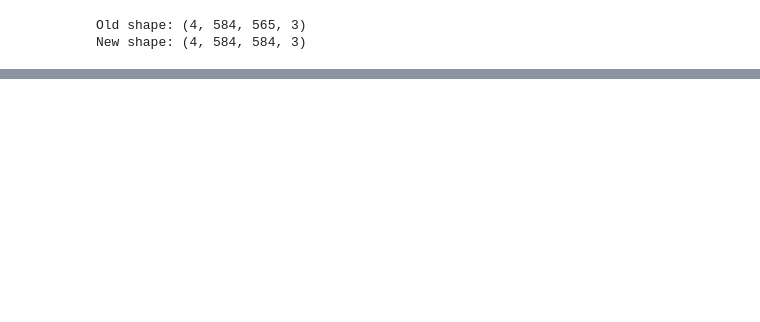
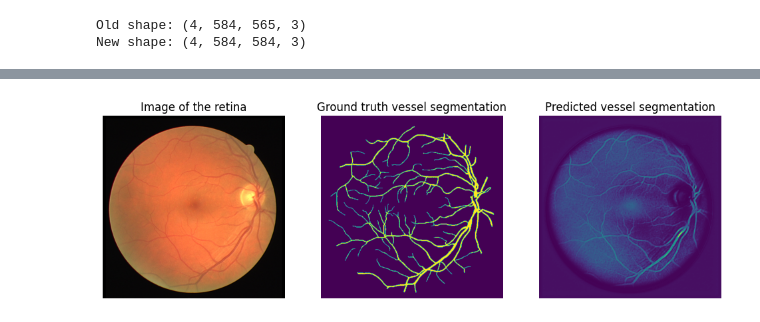
Before and after one commit to LucianoDeben/8dm50-machine-learning, a Jupyter notebook: practicals/week_4.ipynb, the cells around one changed output, grey strips where cells are left out. Drawn from its saved outputs; the diff is of its cells as text; code cells hidden in the pictures; blank space fills up the shorter version.

```diff
--- a/practicals/week_4.ipynb
+++ b/practicals/week_4.ipynb
@@ -668,0 +674,42 @@ Epoch 18/250
+# %%
+# run the model on one test image and show the results
+from unet_utils import preprocessing
+
+
+# test data paths
+impaths_test = glob(data_folder + 'test/images/*.tif')
+
+# load data
+test_images, test_masks, test_segmentations = load_data(impaths_test, test=True)
+
+# pad the data to fit the U-Net model
+test_images, test_masks, test_segmentations = preprocessing(test_images, test_masks, test_segmentations,
+                                                            desired_shape=(584, 584))
+
+# use a single image to evaluate
+X_test, y_test = np.expand_dims(test_images[0], axis=0), np.expand_dims(test_masks[0], axis=0)
+
+# predict test samples
+test_prediction = model.predict(X_test, batch_size=4)
+
+
+# visualize the test result
+plt.figure(figsize=(12, 10))
+
+plt.subplot(1, 3, 1)
+plt.title("Image of the retina")
+plt.axis('off')
+plt.imshow(test_images[0])
+
+plt.subplot(1, 3, 2)
+plt.title("Ground truth vessel segmentation")
+plt.axis('off')
+plt.imshow(test_segmentations[0][:, :, 0])
+
+plt.subplot(1, 3, 3)
+plt.title("Predicted vessel segmentation")
+plt.axis('off')
+plt.imshow(test_prediction[0, :, :, 0])
+
+plt.show()
+# %% [output]
@@ -668,0 +717 @@ Epoch 18/250
+[figure, added]
```
Also changed, not shown: parts of 12 cells of this notebook.
